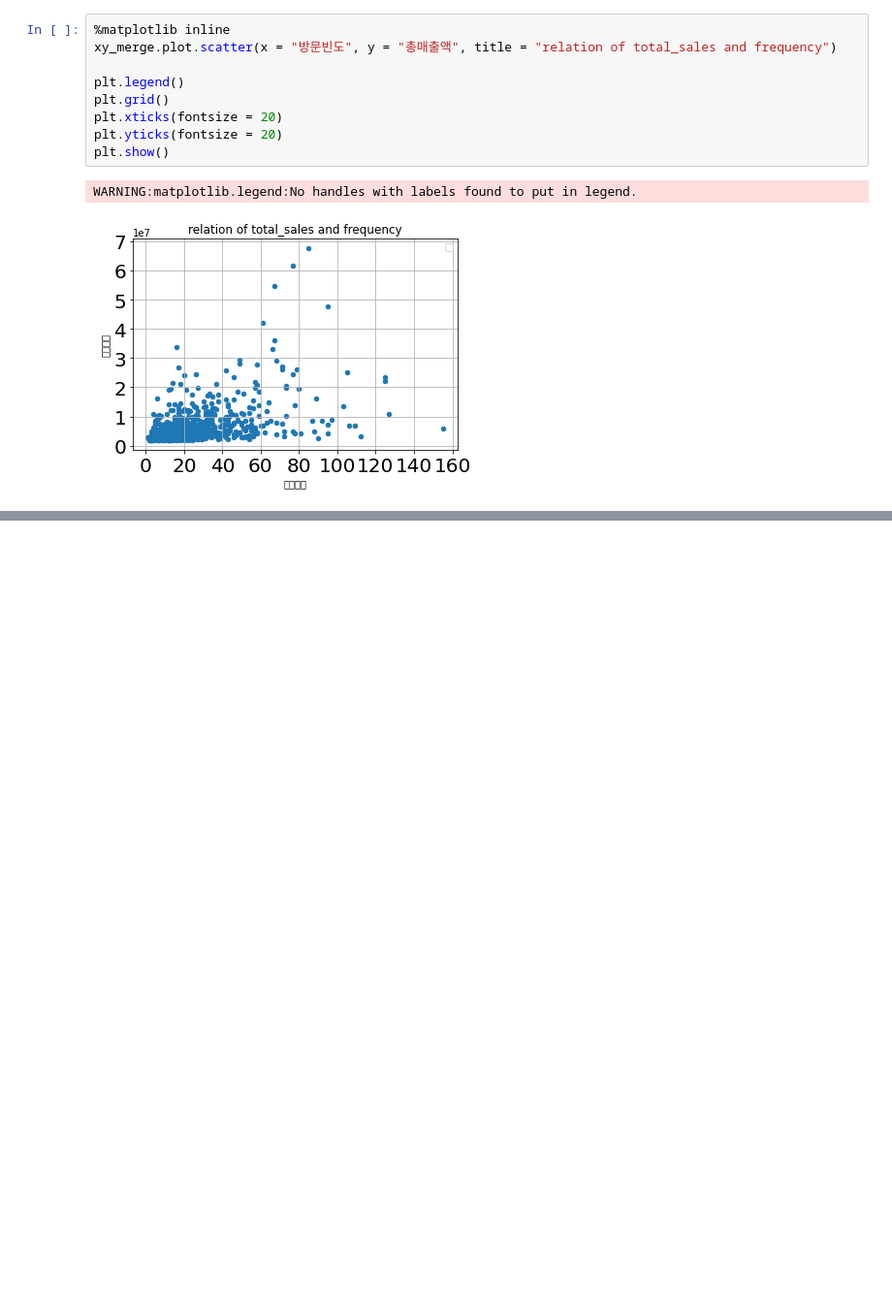
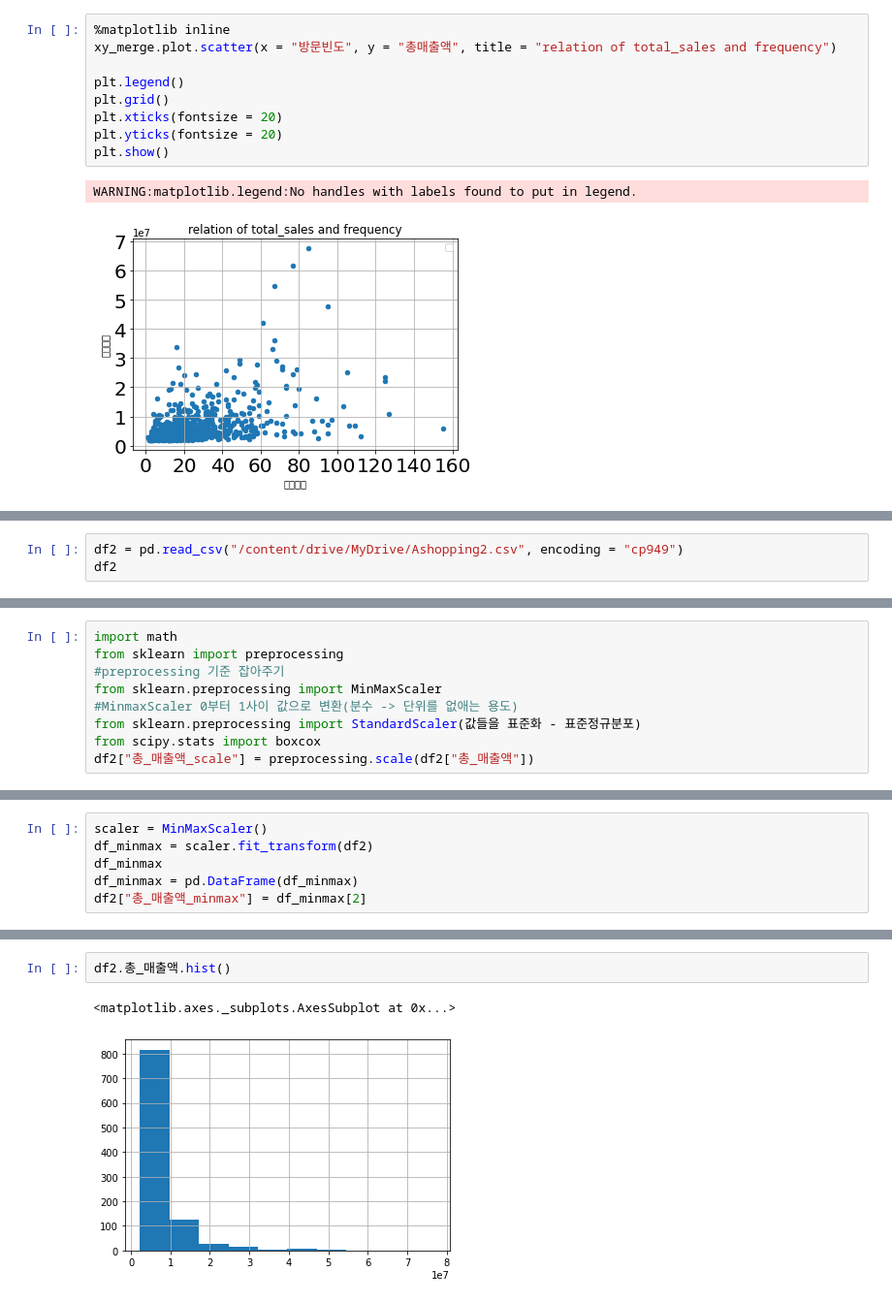
Before and after one commit to kyungmo90/Ubion-Python, a Jupyter notebook: 빅데이터_마케팅_분석_전문가_2.ipynb, the cells around one changed output, grey strips where cells are left out. Shown at 97% size. Drawn from its saved outputs; the diff is of its cells as text; blank space fills up the shorter version.

```diff
--- a/빅데이터_마케팅_분석_전문가_2.ipynb
+++ b/빅데이터_마케팅_분석_전문가_2.ipynb
@@ -540,0 +628,3 @@ WARNING:matplotlib.legend:No handles with labels found to put in legend.
+# %%
+df2 = pd.read_csv("/content/drive/MyDrive/Ashopping2.csv", encoding = "cp949")
+df2
@@ -540,0 +645,9 @@ WARNING:matplotlib.legend:No handles with labels found to put in legend.
+# %%
+import math
+from sklearn import preprocessing
+#preprocessing 기준 잡아주기
+from sklearn.preprocessing import MinMaxScaler
+#MinmaxScaler 0부터 1사이 값으로 변환(분수 -> 단위를 없애는 용도)
+from sklearn.preprocessing import StandardScaler(값들을 표준화 - 표준정규분포)
+from scipy.stats import boxcox
+df2["총_매출액_scale"] = preprocessing.scale(df2["총_매출액"])
@@ -540,0 +666,6 @@ WARNING:matplotlib.legend:No handles with labels found to put in legend.
+# %%
+scaler = MinMaxScaler()
+df_minmax = scaler.fit_transform(df2)
+df_minmax
+df_minmax = pd.DataFrame(df_minmax)
+df2["총_매출액_minmax"] = df_minmax[2]
@@ -540,0 +720,5 @@ WARNING:matplotlib.legend:No handles with labels found to put in legend.
+# %%
+df2.총_매출액.hist()
+# %% [output]
+<matplotlib.axes._subplots.AxesSubplot at 0x...>
+[figure, added]
```
Also changed, not shown: parts of 17 cells of this notebook.
